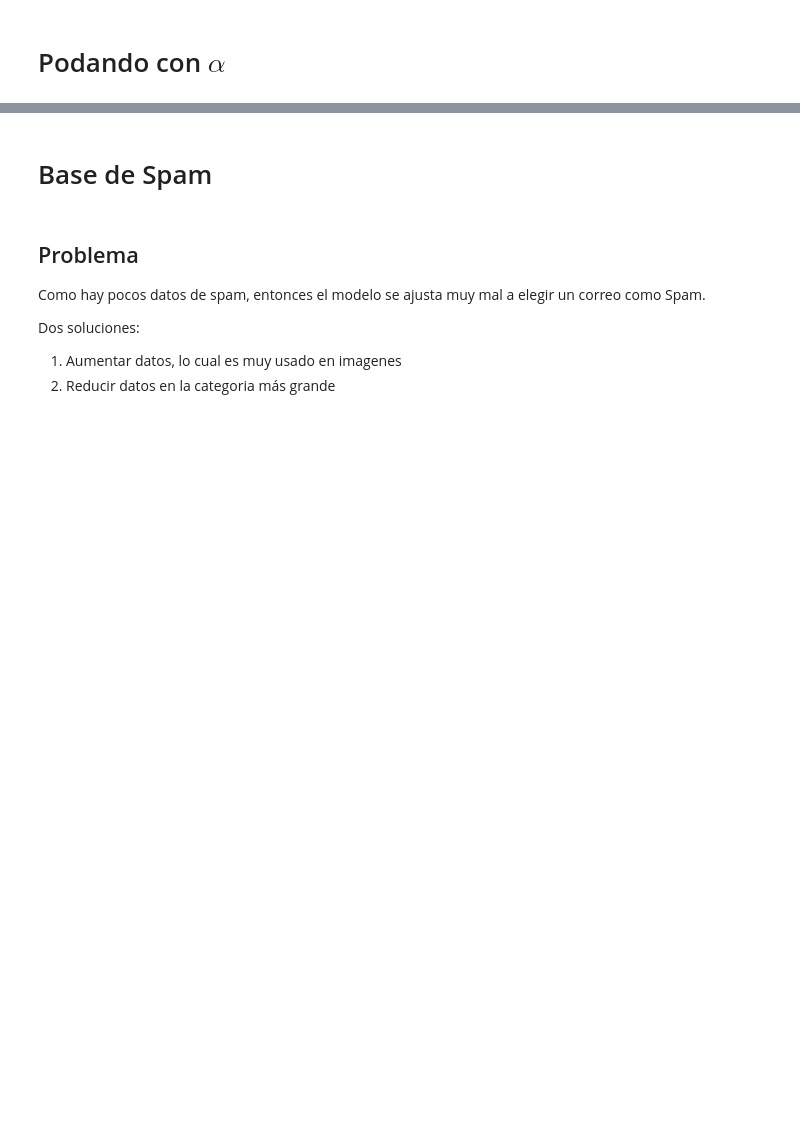
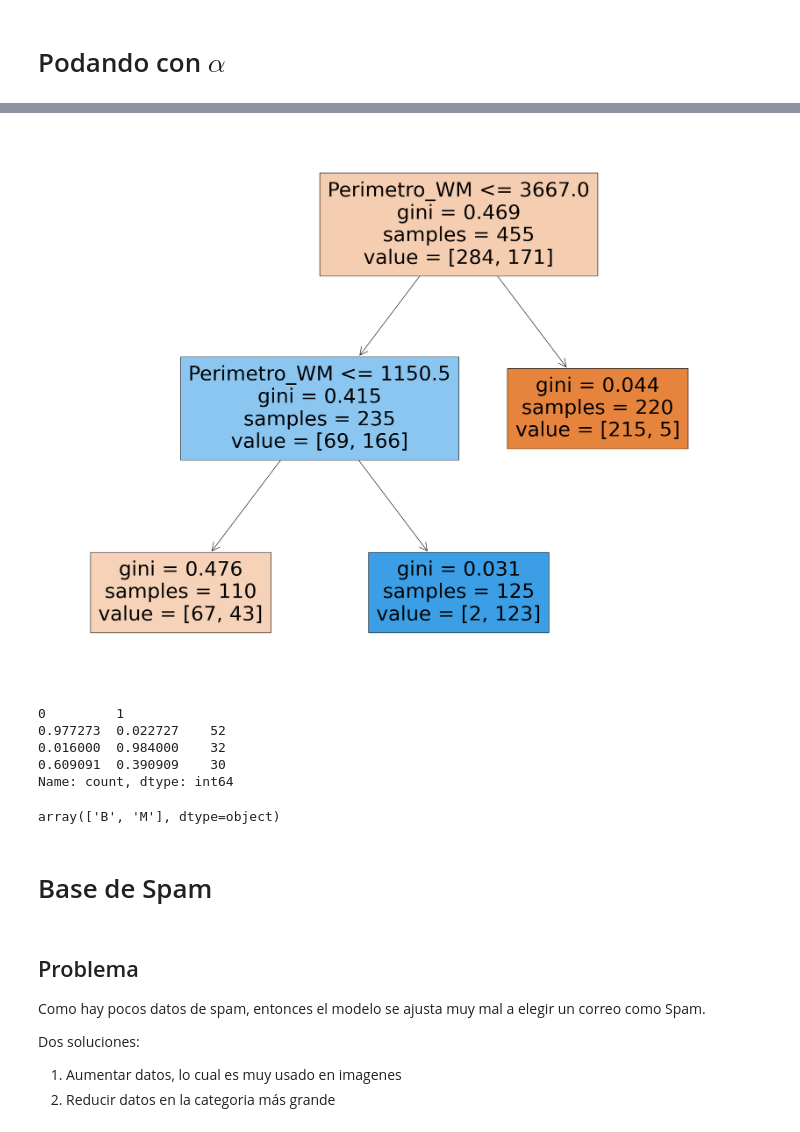
Before and after one commit to srodriguezc91/Proyecto_final_ML_V1, a Jupyter notebook: Código/Arboles de clasificación.ipynb, the cells around one changed output, grey strips where cells are left out. Cells and saved outputs as stored; diff of their text form; code cells hidden in the pictures; blank space fills up the shorter version.

```diff
--- a/Código/Arboles de clasificación.ipynb
+++ b/Código/Arboles de clasificación.ipynb
@@ -171,8 +204,22 @@ ax.set_title("Total Impurity vs effective alpha for training set")
 # %%
-arbol=tree.DecisionTreeClassifier(criterion="gini",ccp_alpha=0.02)
+arbol=DecisionTreeClassifier(criterion="gini",ccp_alpha=0.05)
 arbol.fit(X_train, y_train)
 fig = plt.figure(figsize=(25,20))
-_ = tree.plot_tree(arbol, feature_names=X_train.columns, filled=True)
+_ = plot_tree(arbol, feature_names=X_train.columns, filled=True)
+# %% [output]
+[figure, added]
+# %%
+pd.DataFrame(arbol.predict_proba(X_test)).value_counts()
+# %% [output]
+0         1
+0.977273  0.022727    52
+0.016000  0.984000    32
+0.609091  0.390909    30
+Name: count, dtype: int64
+# %%
+arbol.classes_
+# %% [output]
+array(['B', 'M'], dtype=object)
 # %%
 y_pred=arbol.predict(X_test)
 confusion_matrix(y_test, y_pred)
```
Also changed, not shown: parts of 7 cells of this notebook, 1 other file.
